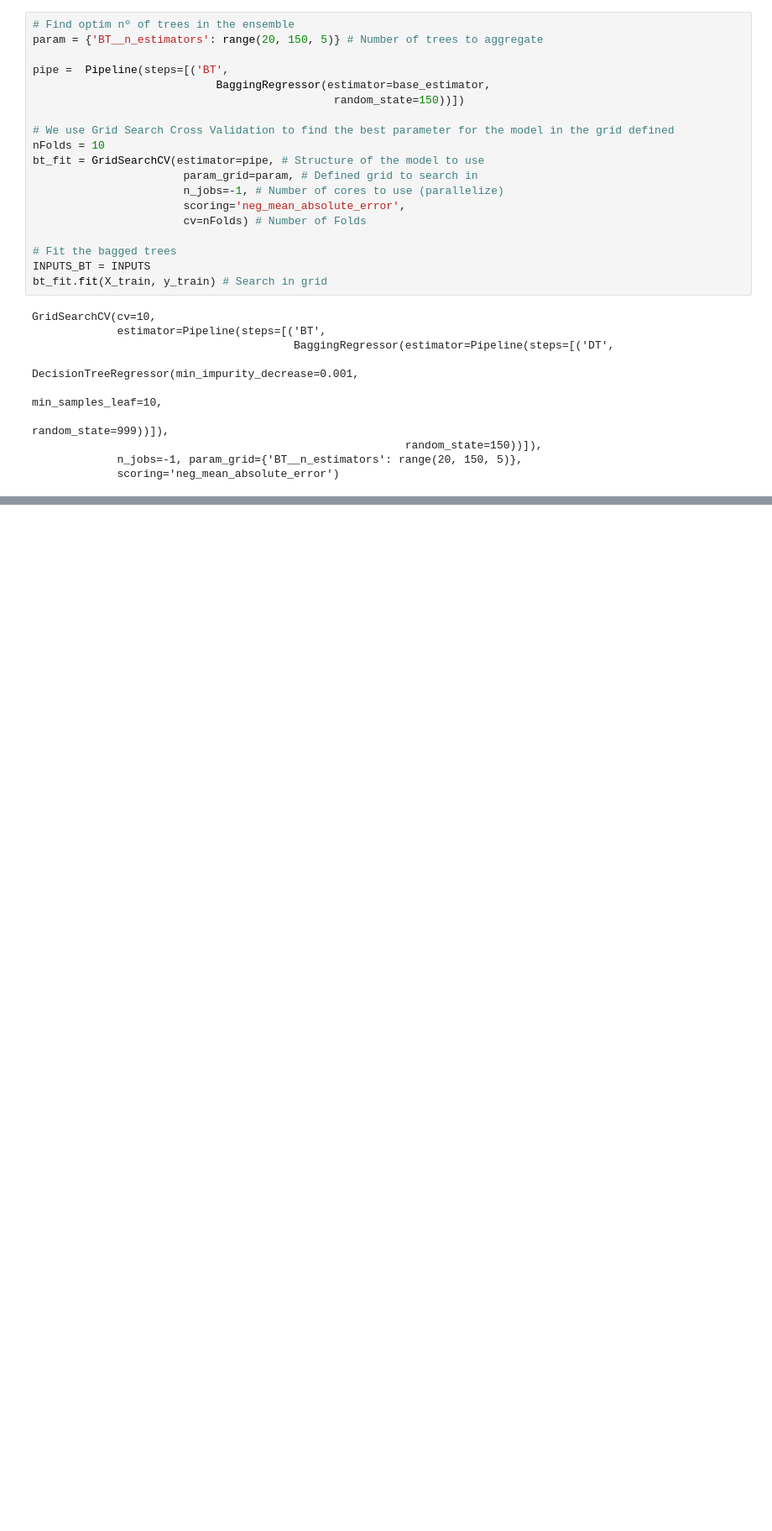
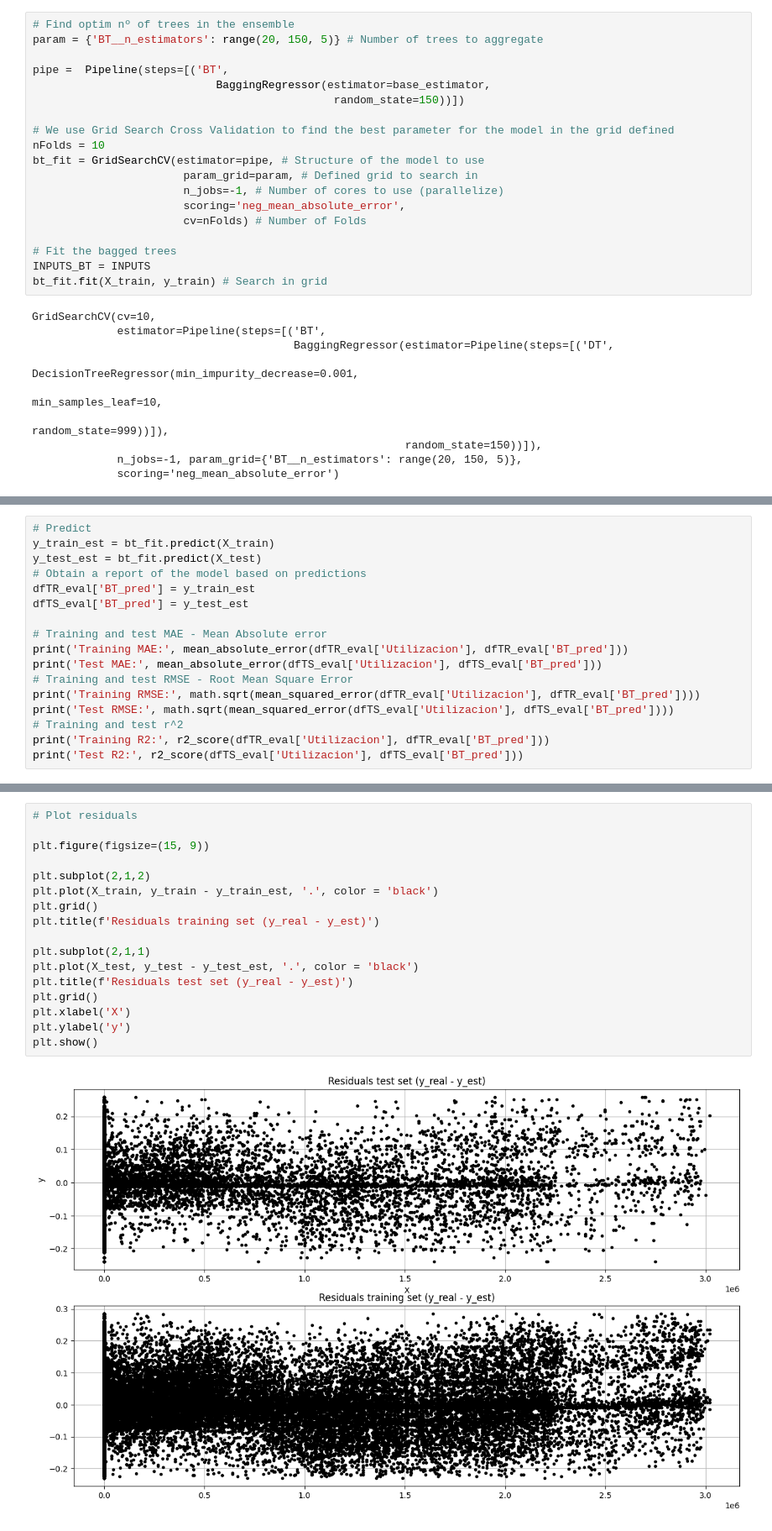
Before and after one commit to MARIABELENSB/Assessment1_MLII, a Jupyter notebook: src/3.1.Bagging.ipynb, the cells around one changed output, grey strips where cells are left out. Shown at 84% size. Drawn from its saved outputs; the diff is of its cells as text; blank space fills up the shorter version.

```diff
--- a/src/3.1.Bagging.ipynb
+++ b/src/3.1.Bagging.ipynb
@@ -180,2 +191,19 @@ GridSearchCV(cv=10,
 - Incluye en la gráfica los datos de TR, la estimación del modelo y el valor de "y_true" como referencia
 - Indica cúantos árboles se están combinando
+# %%
+# Predict
+y_train_est = bt_fit.predict(X_train)
+y_test_est = bt_fit.predict(X_test)
+# Obtain a report of the model based on predictions
+dfTR_eval['BT_pred'] = y_train_est
+dfTS_eval['BT_pred'] = y_test_est
+
+# Training and test MAE - Mean Absolute error
+print('Training MAE:', mean_absolute_error(dfTR_eval['Utilizacion'], dfTR_eval['BT_pred']))
+print('Test MAE:', mean_absolute_error(dfTS_eval['Utilizacion'], dfTS_eval['BT_pred']))
+# Training and test RMSE - Root Mean Square Error
+print('Training RMSE:', math.sqrt(mean_squared_error(dfTR_eval['Utilizacion'], dfTR_eval['BT_pred'])))
+print('Test RMSE:', math.sqrt(mean_squared_error(dfTS_eval['Utilizacion'], dfTS_eval['BT_pred'])))
+# Training and test r^2
+print('Training R2:', r2_score(dfTR_eval['Utilizacion'], dfTR_eval['BT_pred']))
+print('Test R2:', r2_score(dfTS_eval['Utilizacion'], dfTS_eval['BT_pred']))
@@ -181,0 +217,19 @@ GridSearchCV(cv=10,
+# %%
+# Plot residuals
+
+plt.figure(figsize=(15, 9))
+
+plt.subplot(2,1,2)
+plt.plot(X_train, y_train - y_train_est, '.', color = 'black')
+plt.grid()
+plt.title(f'Residuals training set (y_real - y_est)')
+
+plt.subplot(2,1,1)
+plt.plot(X_test, y_test - y_test_est, '.', color = 'black')
+plt.title(f'Residuals test set (y_real - y_est)')
+plt.grid()
+plt.xlabel('X')
+plt.ylabel('y')
+plt.show()
+# %% [output]
+[figure, added]
```
Also changed, not shown: parts of 10 cells of this notebook.
